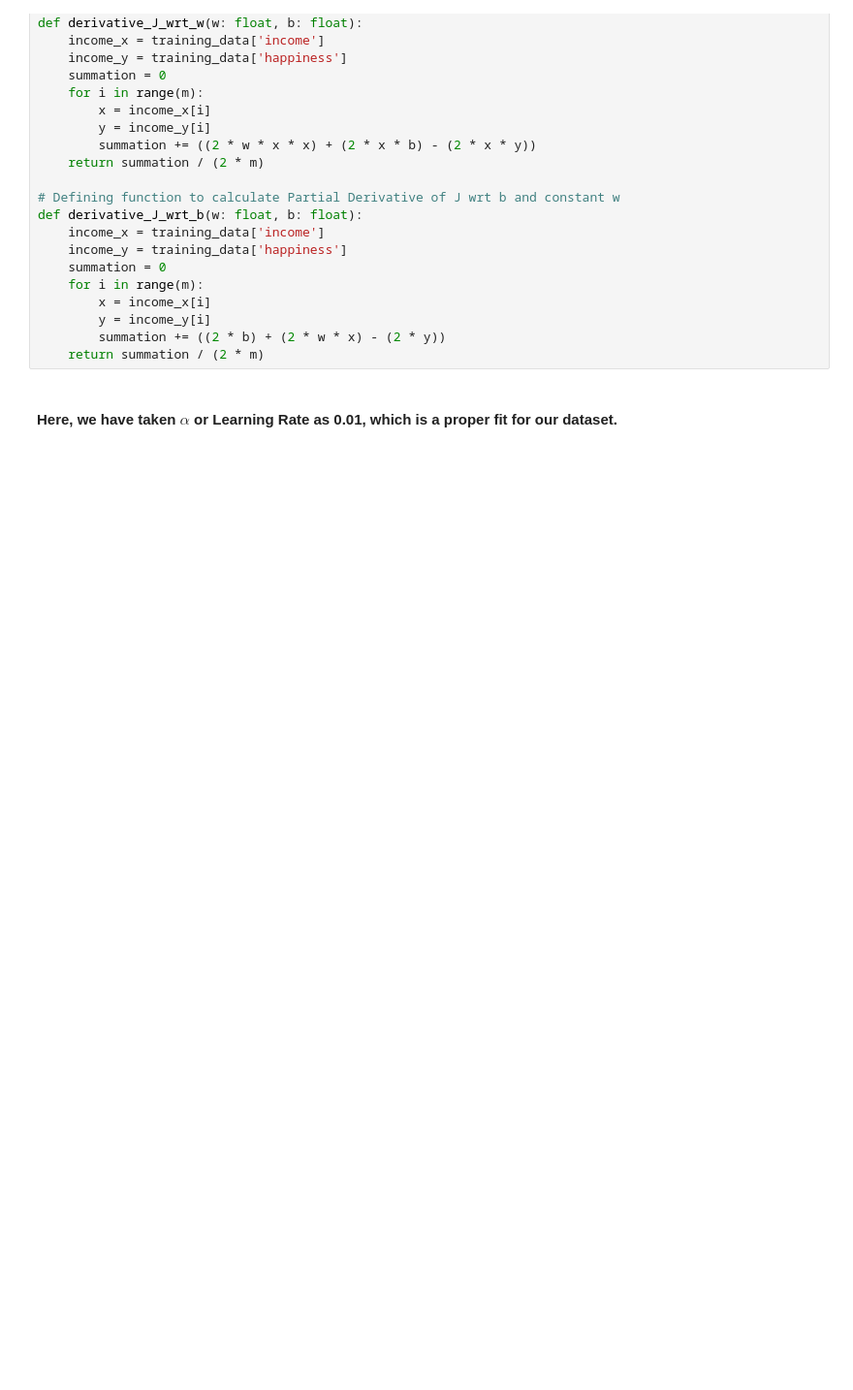
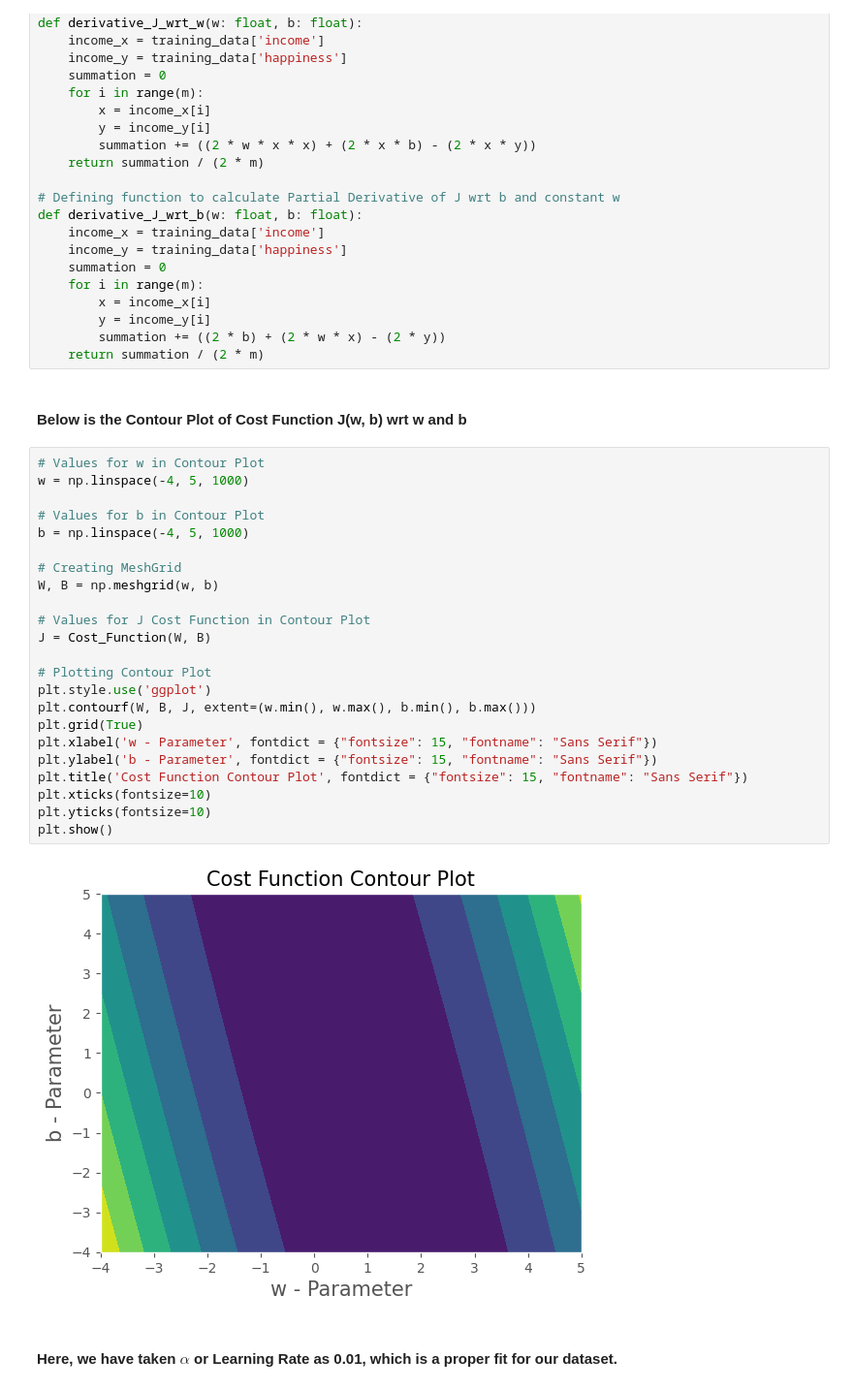
Before and after one commit to Gaurav-Kushwaha-1225/Machine-Learning, a Jupyter notebook: Supervised Models/Regression/Linear Regression.ipynb, the cells around one changed output. Shown at 97% size. Drawn from its saved outputs; the diff is of its cells as text; blank space fills up the shorter version.

```diff
--- a/Supervised Models/Regression/Linear Regression.ipynb
+++ b/Supervised Models/Regression/Linear Regression.ipynb
@@ -207,6 +237,33 @@ def derivative_J_wrt_b(w: float, b: float):
         y = income_y[i]
         summation += ((2 * b) + (2 * w * x) - (2 * y))
     return summation / (2 * m)
+# %% [markdown]
+#### Below is the Contour Plot of Cost Function J(w, b) wrt w and b
+# %%
+# Values for w in Contour Plot
+w = np.linspace(-4, 5, 1000)
+
+# Values for b in Contour Plot
+b = np.linspace(-4, 5, 1000)
+
+# Creating MeshGrid
+W, B = np.meshgrid(w, b)
+
+# Values for J Cost Function in Contour Plot
+J = Cost_Function(W, B)
+
+# Plotting Contour Plot
+plt.style.use('ggplot')
+plt.contourf(W, B, J, extent=(w.min(), w.max(), b.min(), b.max()))
+plt.grid(True)
+plt.xlabel('w - Parameter', fontdict = {"fontsize": 15, "fontname": "Sans Serif"})
+plt.ylabel('b - Parameter', fontdict = {"fontsize": 15, "fontname": "Sans Serif"})
+plt.title('Cost Function Contour Plot', fontdict = {"fontsize": 15, "fontname": "Sans Serif"})
+plt.xticks(fontsize=10)
+plt.yticks(fontsize=10)
+plt.show()
+# %% [output]
+[figure, added]
 # %% [markdown]
 #### Here, we have taken $\alpha$ or Learning Rate as 0.01, which is a proper fit for our dataset.
 # %%
```
Also changed, not shown: parts of 11 cells of this notebook.
